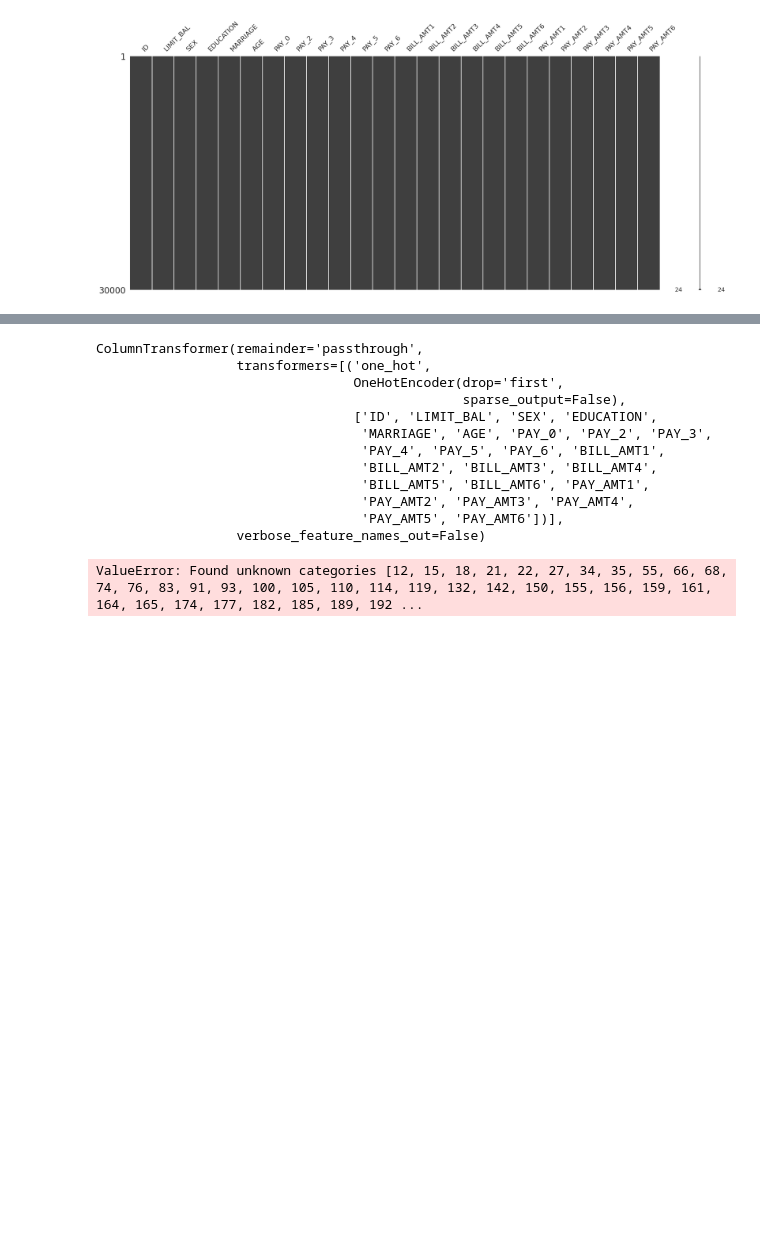
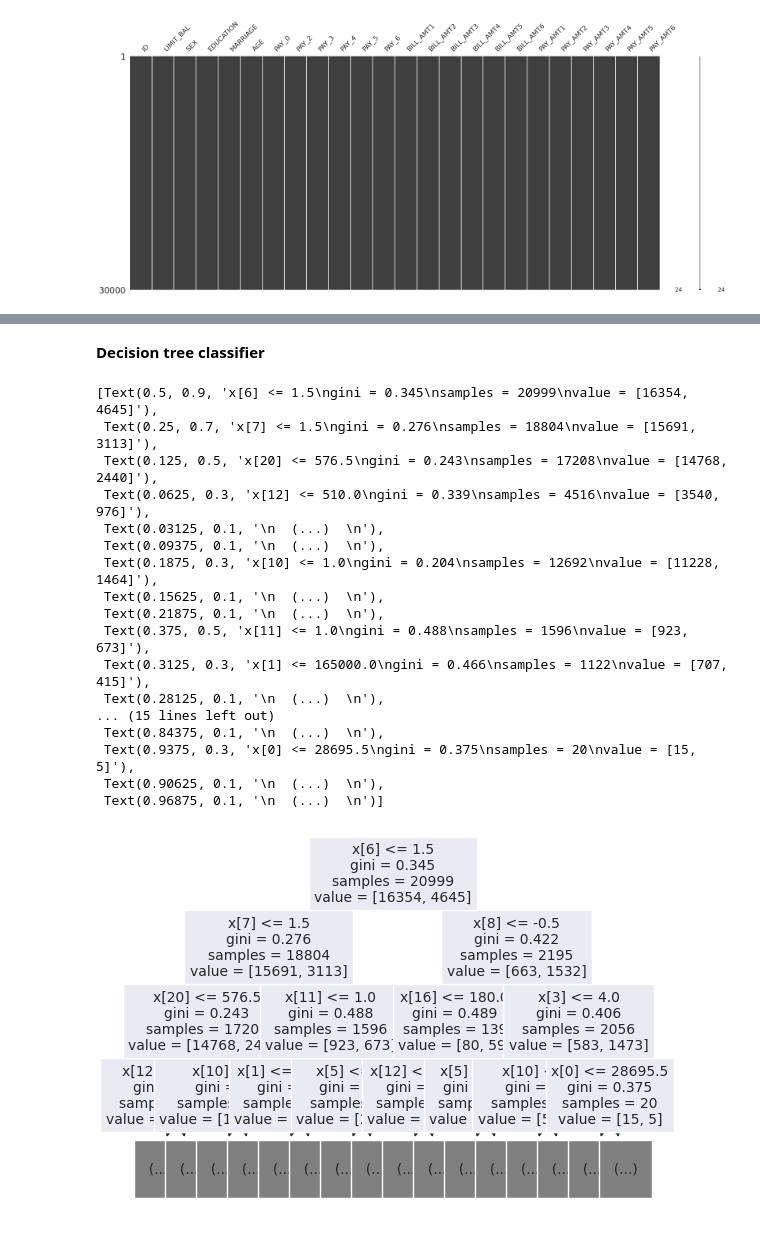
Before and after one commit to AleksandrMorozov123/Financial-modelling-in-Python-and-R, a Jupyter notebook: credit-risk-models.ipynb, the cells around one changed output, grey strips where cells are left out. Drawn from its saved outputs; the diff is of its cells as text; code cells hidden in the pictures; blank space fills up the shorter version.

```diff
--- a/credit-risk-models.ipynb
+++ b/credit-risk-models.ipynb
@@ -243,39 +203,30 @@ cat_features
-# %%
-one_hot_encoder = OneHotEncoder(sparse_output=False, handle_unknown="error", drop="first")
-one_hot_transformer = ColumnTransformer([("one_hot", one_hot_encoder, cat_features)],remainder="passthrough",
-                                        verbose_feature_names_out=False)
-one_hot_transformer.fit(X_train)
-# %% [output]
-ColumnTransformer(remainder='passthrough',
-                  transformers=[('one_hot',
-                                 OneHotEncoder(drop='first',
-                                               sparse_output=False),
-                                 ['ID', 'LIMIT_BAL', 'SEX', 'EDUCATION',
-                                  'MARRIAGE', 'AGE', 'PAY_0', 'PAY_2', 'PAY_3',
-                                  'PAY_4', 'PAY_5', 'PAY_6', 'BILL_AMT1',
-                                  'BILL_AMT2', 'BILL_AMT3', 'BILL_AMT4',
-                                  'BILL_AMT5', 'BILL_AMT6', 'PAY_AMT1',
-                                  'PAY_AMT2', 'PAY_AMT3', 'PAY_AMT4',
-                                  'PAY_AMT5', 'PAY_AMT6'])],
-                  verbose_feature_names_out=False)
-# %%
-col_names = one_hot_transformer.get_feature_names_out()
-X_train_ohe = pd.DataFrame(one_hot_transformer.transform(X_train),
-                           columns=col_names, index=X_train.index)
-X_test_ohe = pd.DataFrame(one_hot_transformer.transform(X_test),
-                          columns=col_names, index=X_test.index)
-# %% [output]
-ValueError: Found unknown categories [12, 15, 18, 21, 22, 27, 34, 35, 55, 66, 68, 74, 76, 83, 91, 93, 100, 105, 110, 114, 119, 132, 142, 150, 155, 156, 159, 161, 164, 165, 174, 177, 182, 185, 189, 192 ...
-# %%
-pd.get_dummies(X_train, prefix_sep="_", drop_first=True)
-
-one_hot_encoder = OneHotEncoder(categories=[["Male", "Female", "Unknown"]],
-                                sparse=False, handle_unknown="error", drop="first")
-one_hot_transformer = ColumnTransformer([("one_hot", one_hot_encoder, ["SEX"])])
-one_hot_transformer.fit(X_train)
-one_hot_transformer.get_feature_names_out()
-# %%
-import category_encoders as ce
-one_hot_encoder_ce = ce.OneHotEncoder(use_cat_names=True)
-one_hot_encoder_ce.fit(X_train)
-X_train_ce = one_hot_encoder_ce.transform(X_train)
+# %% [markdown]
+**Decision tree classifier**
+# %%
+from sklearn.tree import DecisionTreeClassifier, plot_tree
+from sklearn import metrics
+
+tree_classifier = DecisionTreeClassifier(random_state=42)
+tree_classifier.fit(X_train, y_train)
+y_pred = tree_classifier.predict(X_test)
+
+plot_tree(tree_classifier, max_depth=3, fontsize=10)
+# %% [output]
+[Text(0.5, 0.9, 'x[6] <= 1.5\ngini = 0.345\nsamples = 20999\nvalue = [16354, 4645]'),
+ Text(0.25, 0.7, 'x[7] <= 1.5\ngini = 0.276\nsamples = 18804\nvalue = [15691, 3113]'),
+ Text(0.125, 0.5, 'x[20] <= 576.5\ngini = 0.243\nsamples = 17208\nvalue = [14768, 2440]'),
+ Text(0.0625, 0.3, 'x[12] <= 510.0\ngini = 0.339\nsamples = 4516\nvalue = [3540, 976]'),
+ Text(0.03125, 0.1, '\n  (...)  \n'),
+ Text(0.09375, 0.1, '\n  (...)  \n'),
+ Text(0.1875, 0.3, 'x[10] <= 1.0\ngini = 0.204\nsamples = 12692\nvalue = [11228, 1464]'),
+ Text(0.15625, 0.1, '\n  (...)  \n'),
+ Text(0.21875, 0.1, '\n  (...)  \n'),
+ Text(0.375, 0.5, 'x[11] <= 1.0\ngini = 0.488\nsamples = 1596\nvalue = [923, 673]'),
+ Text(0.3125, 0.3, 'x[1] <= 165000.0\ngini = 0.466\nsamples = 1122\nvalue = [707, 415]'),
+ Text(0.28125, 0.1, '\n  (...)  \n'),
+... (15 lines left out)
+ Text(0.84375, 0.1, '\n  (...)  \n'),
+ Text(0.9375, 0.3, 'x[0] <= 28695.5\ngini = 0.375\nsamples = 20\nvalue = [15, 5]'),
+ Text(0.90625, 0.1, '\n  (...)  \n'),
+ Text(0.96875, 0.1, '\n  (...)  \n')]
+[figure, added]
```
Also changed, not shown: parts of 7 cells of this notebook.
